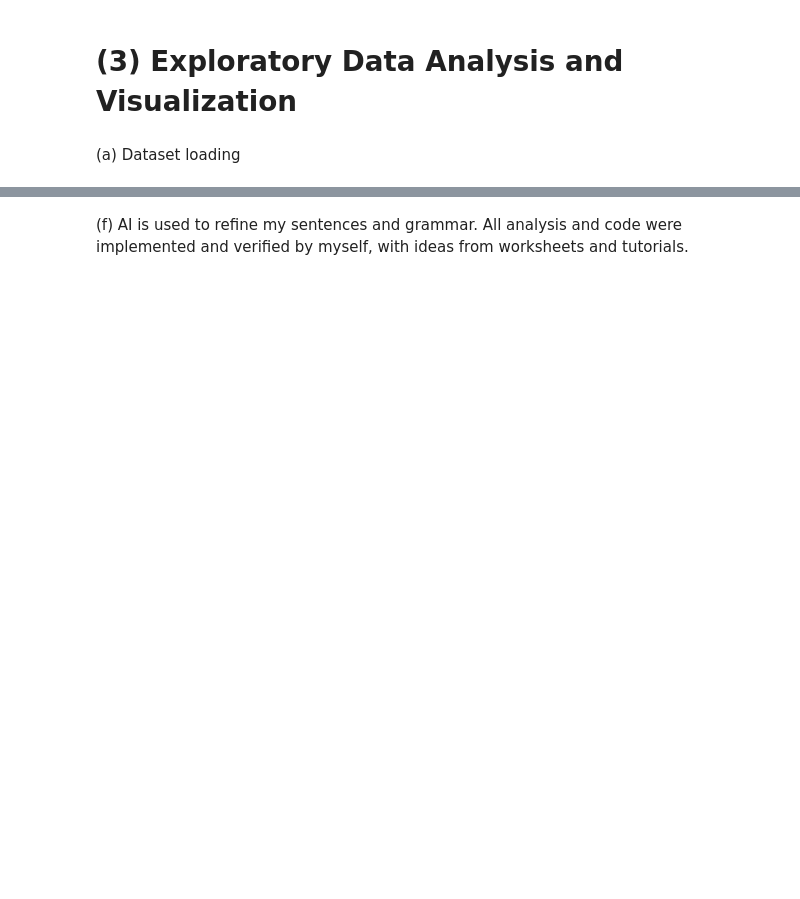
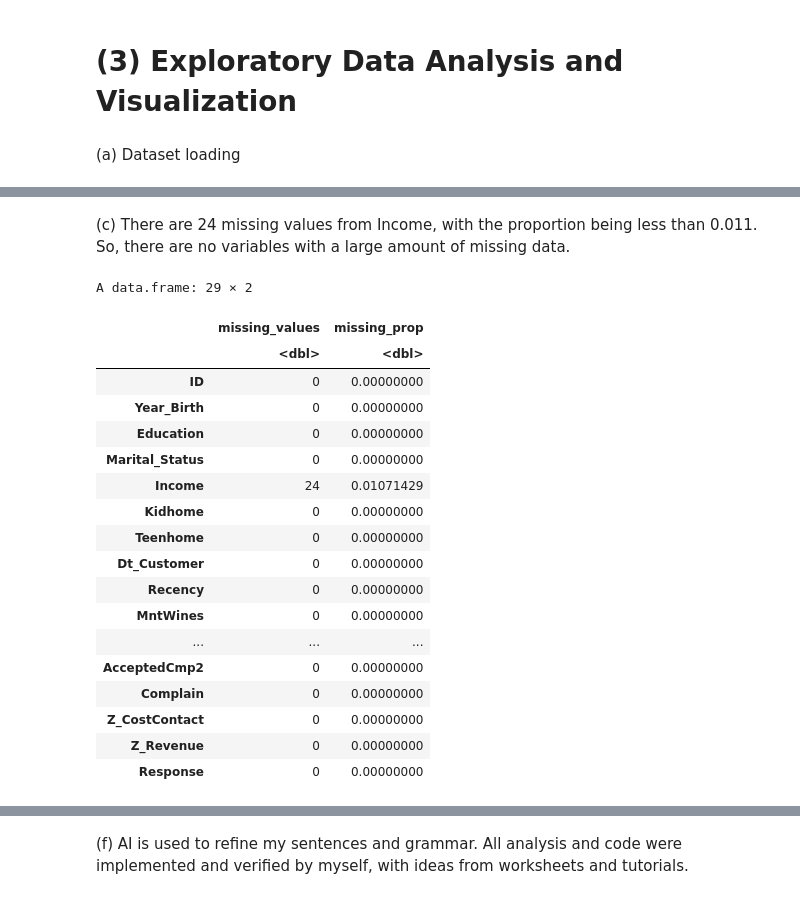
Before and after one commit to drrnaxl/STAT-301-Project, a Jupyter notebook: Final.ipynb, the cells around one changed output, grey strips where cells are left out. Saved outputs shown, nothing was run; the diff lists cells and outputs as text; code cells hidden in the pictures; blank space fills up the shorter version.

```diff
--- a/Final.ipynb
+++ b/Final.ipynb
@@ -78,0 +163,31 @@ cpa <- read.delim("marketing_campaign.csv")
+# %% [markdown]
+(c) There are 24 missing values from Income, with the proportion being less than 0.011. So, there are no variables with a large amount of missing data.
+# %%
+# Missing values
+missing_values <- colSums(is.na(cpa))
+
+# Missing proportions
+missing_prop <- colMeans(is.na(cpa))
+
+# Missing data table
+data.frame(missing_values, missing_prop)
+# %% [output]
+A data.frame: 29 × 2
+|  | missing_values | missing_prop |
+|  | <dbl> | <dbl> |
+| ID | 0 | 0.00000000 |
+| Year_Birth | 0 | 0.00000000 |
+| Education | 0 | 0.00000000 |
+| Marital_Status | 0 | 0.00000000 |
+| Income | 24 | 0.01071429 |
+| Kidhome | 0 | 0.00000000 |
+| Teenhome | 0 | 0.00000000 |
+| Dt_Customer | 0 | 0.00000000 |
+| Recency | 0 | 0.00000000 |
+| MntWines | 0 | 0.00000000 |
+| ... | ... | ... |
+| AcceptedCmp2 | 0 | 0.00000000 |
+| Complain | 0 | 0.00000000 |
+| Z_CostContact | 0 | 0.00000000 |
+| Z_Revenue | 0 | 0.00000000 |
+| Response | 0 | 0.00000000 |
```
Also changed, not shown: parts of 16 cells of this notebook, 1 other file.
